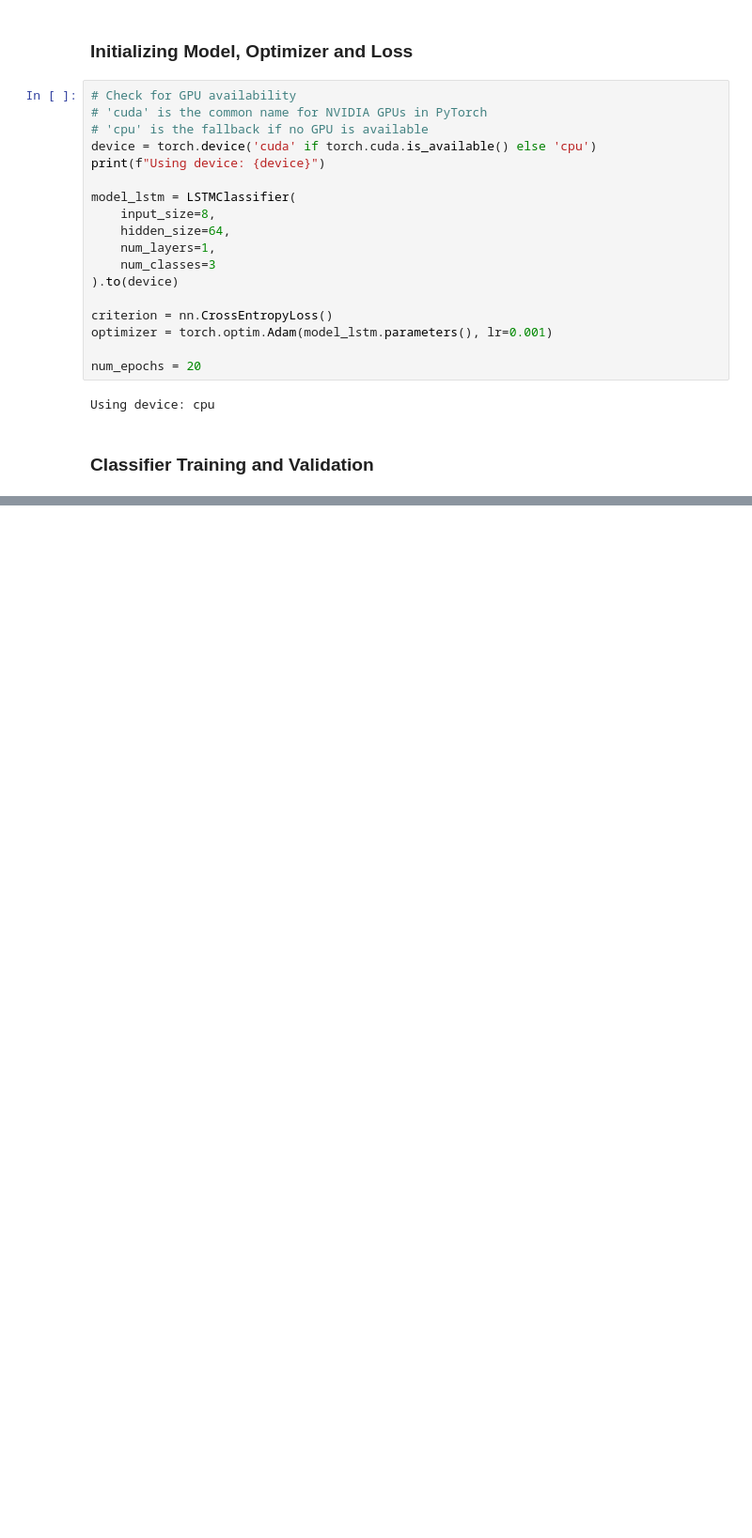
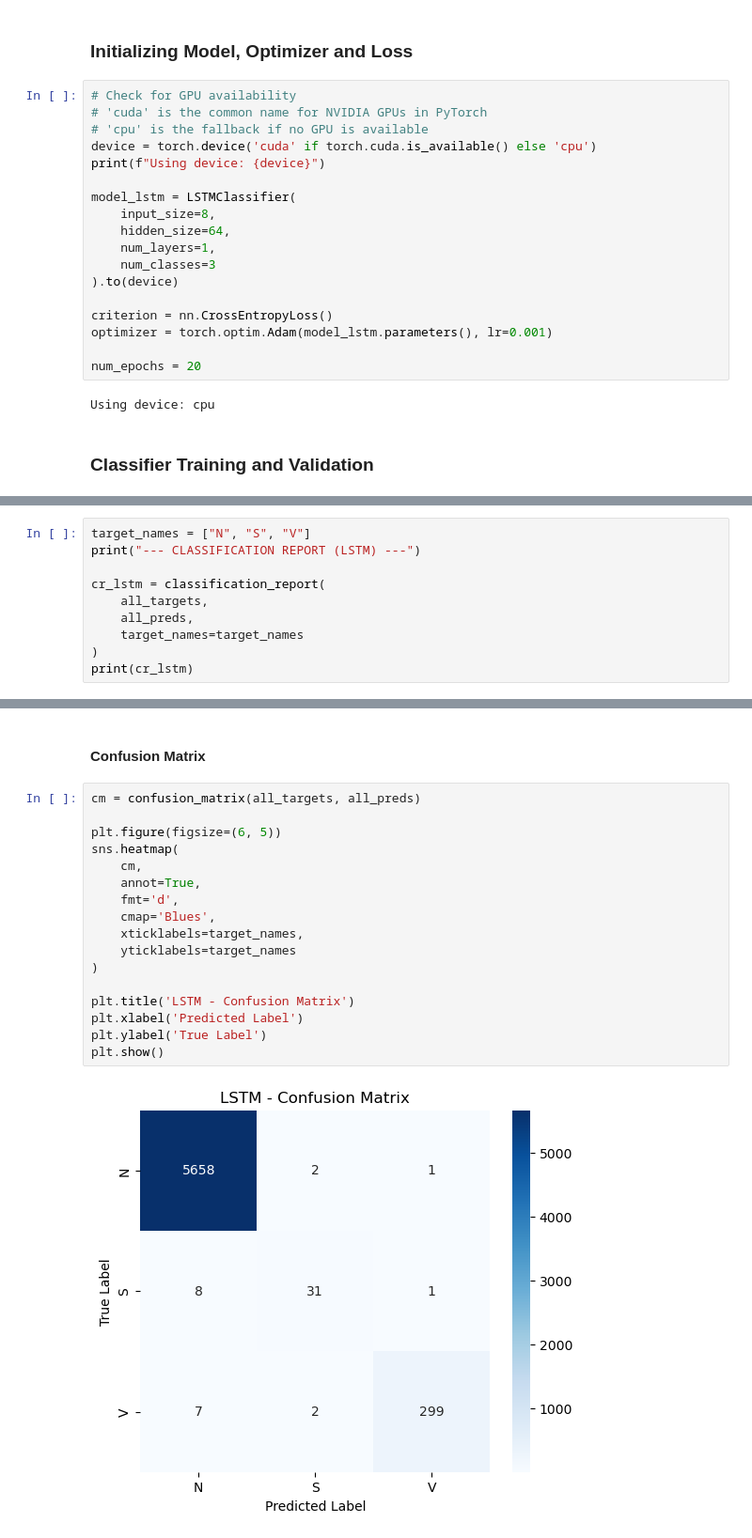
Before and after one commit to Joaomuianga/ML-team-collaboration, a Jupyter notebook: 3_TimeSeries/notebooks/5_LSTM_Modeling.ipynb, the cells around one changed output, grey strips where cells are left out. Shown at 94% size. Cells and saved outputs as stored; diff of their text form; blank space fills up the shorter version.

```diff
--- a/3_TimeSeries/notebooks/5_LSTM_Modeling.ipynb
+++ b/3_TimeSeries/notebooks/5_LSTM_Modeling.ipynb
@@ -224,0 +284,10 @@ Epoch [20/20] Train Loss: 0.0040, Train Acc: 0.9992 | Test Loss: 0.0168, Test Ac
+# %%
+target_names = ["N", "S", "V"]
+print("--- CLASSIFICATION REPORT (LSTM) ---")
+
+cr_lstm = classification_report(
+    all_targets,
+    all_preds,
+    target_names=target_names
+)
+print(cr_lstm)
@@ -224,0 +305,21 @@ Epoch [20/20] Train Loss: 0.0040, Train Acc: 0.9992 | Test Loss: 0.0168, Test Ac
+# %% [markdown]
+#### Confusion Matrix
+# %%
+cm = confusion_matrix(all_targets, all_preds)
+
+plt.figure(figsize=(6, 5))
+sns.heatmap(
+    cm,
+    annot=True,
+    fmt='d',
+    cmap='Blues',
+    xticklabels=target_names,
+    yticklabels=target_names
+)
+
+plt.title('LSTM - Confusion Matrix')
+plt.xlabel('Predicted Label')
+plt.ylabel('True Label')
+plt.show()
+# %% [output]
+[figure, added]
```
Also changed, not shown: parts of 11 cells of this notebook.
